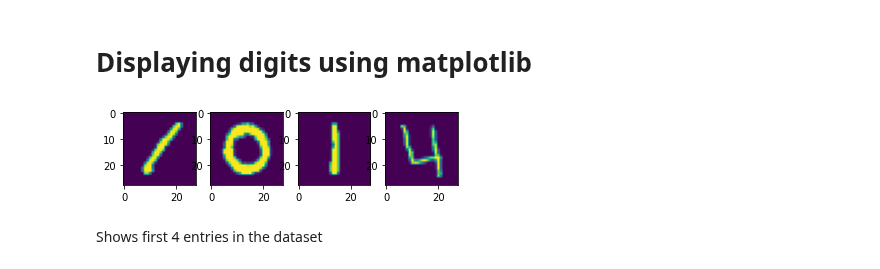
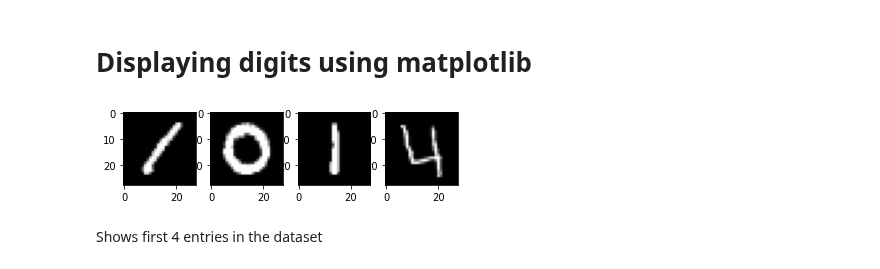
Before and after one commit to Suyashiitr/kaggle, a Jupyter notebook: digit-recognizer-using-machine-learning-algorithms.ipynb, the cells around one changed output. Drawn from its saved outputs; the diff is of its cells as text; code cells hidden in the pictures.

```diff
--- a/digit-recognizer-using-machine-learning-algorithms.ipynb
+++ b/digit-recognizer-using-machine-learning-algorithms.ipynb
@@ -69,9 +69,9 @@ Shows there are no null values in any column .Dataset is already clean.
 # %%
 for i in range(4) :
     plt.subplot(1,4,i+1)
-    plt.imshow(idnum.iloc[i,1:].values.reshape(28,28))
+    plt.imshow(idnum.iloc[i,1:].values.reshape(28,28),cmap = 'gray')
 # %% [output]
-[figure, old version]
+[figure, new version]
 # %% [markdown]
 Shows first 4 entries in the dataset
 # %% [markdown]
```
Also changed, not shown: parts of 4 cells of this notebook.
